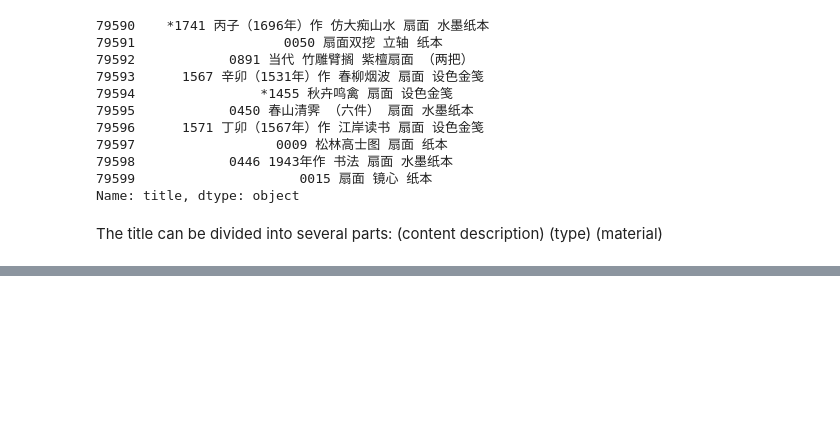
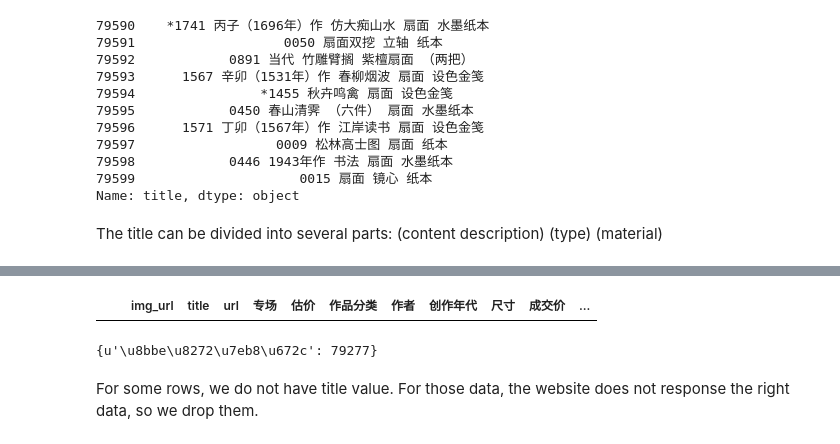
Before and after one commit to zhanglid/fuzzy-fans-price-estimation, a Jupyter notebook: data_analysis.ipynb, the cells around one changed output, grey strips where cells are left out. Cells and saved outputs as stored; diff of their text form; code cells hidden in the pictures; blank space fills up the shorter version.

```diff
--- a/data_analysis.ipynb
+++ b/data_analysis.ipynb
@@ -62,0 +395,4 @@ The title can be divided into several parts:
+# %%
+data_df[data_df['title']== u'3725 策杖访友图 春江放棹图 山林幽居图 林泉隐庐图 层峦巨嶂图 烟波渔叟图 夏云野舍图 溪山幽居图 白云红树图 清溪独隐图 听琴图 溪山深秀图 扇面 册页 （十二开） 设色金笺   ']
+# %% [output]
+|  |  | img_url | title | url | 专场 | 估价 | 作品分类 | 作者 | 创作年代 | 尺寸 | 成交价 | ... |
@@ -62,0 +406,4 @@ The title can be divided into several parts:
+# %%
+print material_dict
+# %% [output]
+{u'\u8bbe\u8272\u7eb8\u672c': 79277}
@@ -62,0 +420,2 @@ The title can be divided into several parts:
+# %% [markdown]
+For some rows, we do not have title value. For those data, the website does not response the right data, so we drop them.
```
Also changed, not shown: parts of 44 cells of this notebook.
